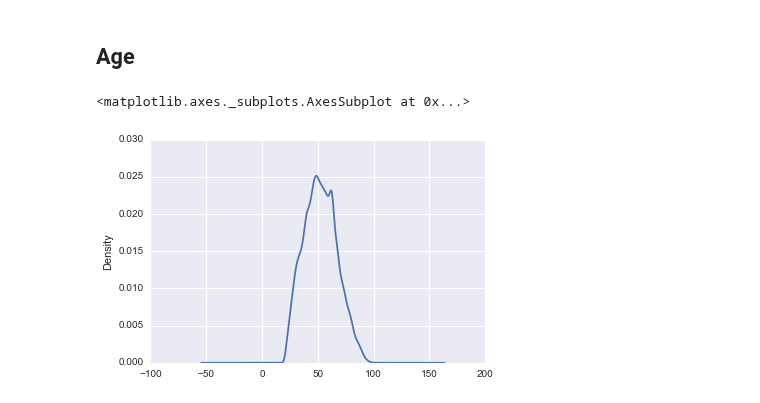
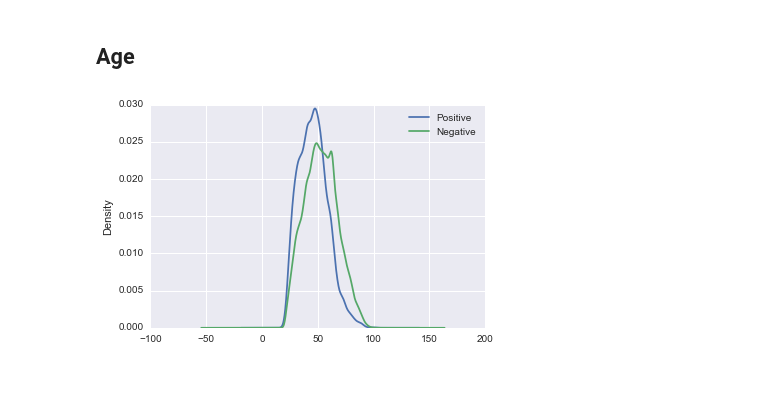
Before and after one commit to numb3r33/Applied-Data-Analysis, a Jupyter notebook: Give-Me-Credit/notebooks/Give-Me-Credit-Data-Cleaning.ipynb, the cells around one changed output. Cells and saved outputs as stored; diff of their text form; code cells hidden in the pictures.

```diff
--- a/Give-Me-Credit/notebooks/Give-Me-Credit-Data-Cleaning.ipynb
+++ b/Give-Me-Credit/notebooks/Give-Me-Credit-Data-Cleaning.ipynb
@@ -147,7 +147,9 @@ for i in range(3):
 # %%
 mask = target_based_mask()
 
-train[mask].Age.plot(kind='kde')
+train[mask].age.plot(kind='kde', label='Positive')
+train[~mask].age.plot(kind='kde', label='Negative')
+
+plt.legend(loc='best');
 # %% [output]
-<matplotlib.axes._subplots.AxesSubplot at 0x...>
-[figure, old version]
+[figure, new version]
```
Also changed, not shown: parts of 3 cells of this notebook.
